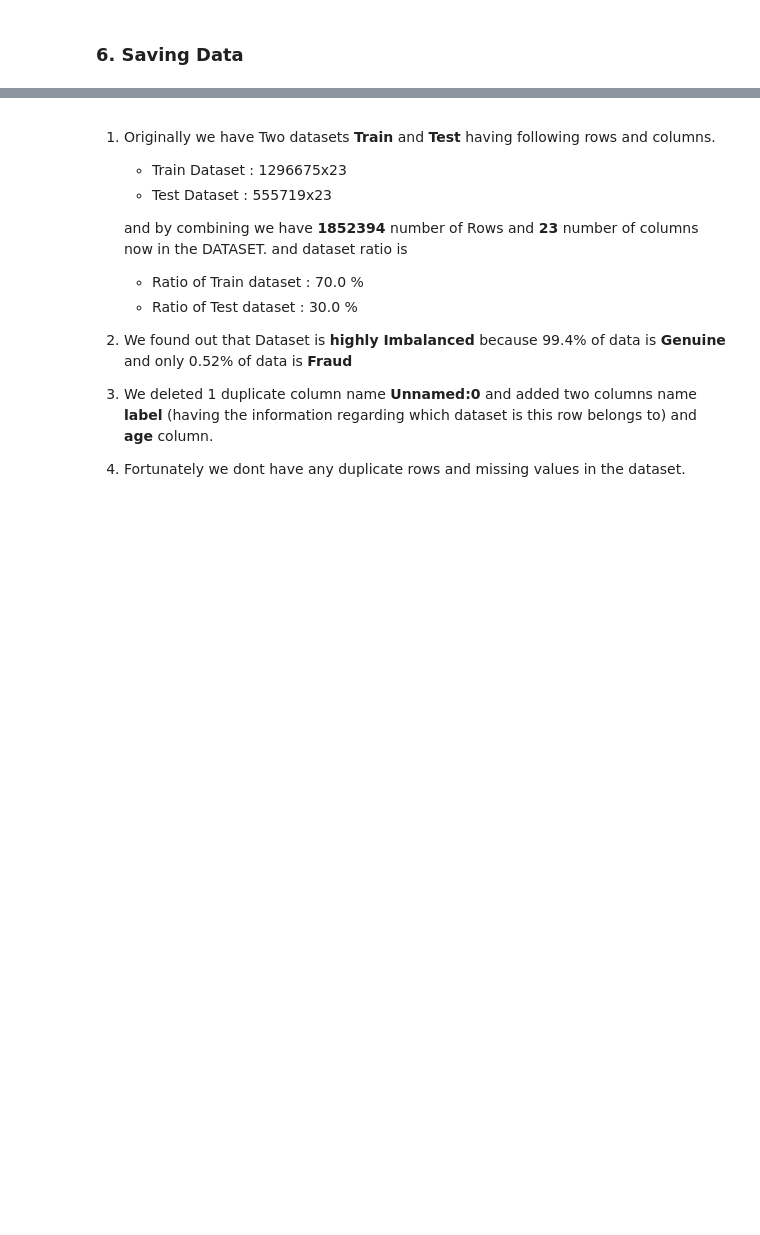
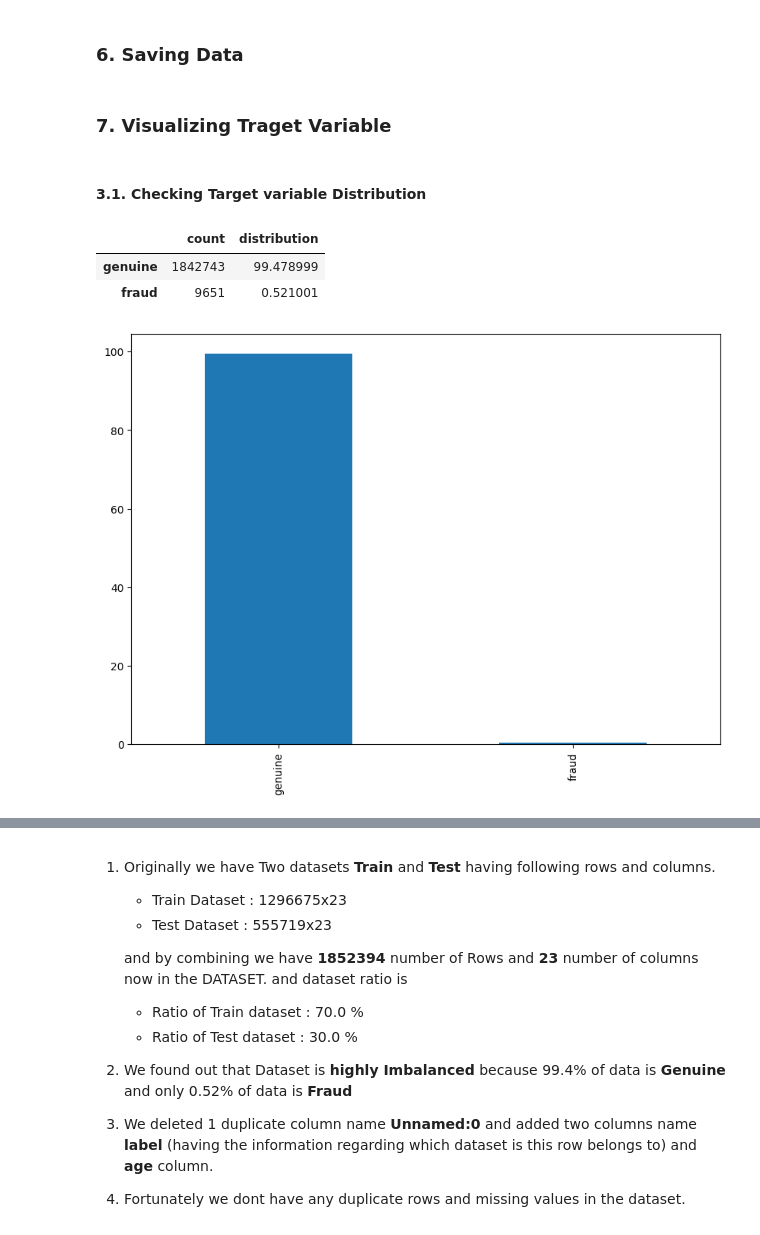
Before and after one commit to Anas436/Credit-Card-Fraud-Detection-Machine-Learning, a Jupyter notebook: src/docs/Data_Wrangling/Data_cleaning.ipynb, the cells around one changed output, grey strips where cells are left out. Saved outputs shown, nothing was run; the diff lists cells and outputs as text; code cells hidden in the pictures; blank space fills up the shorter version.

```diff
--- a/src/docs/Data_Wrangling/Data_cleaning.ipynb
+++ b/src/docs/Data_Wrangling/Data_cleaning.ipynb
@@ -251,3 +251,19 @@ dtype: int64
 # %%
 # save the data to a new csv file
 data.to_csv("/content/drive/MyDrive/Colab Notebooks/clean_data.csv")
+# %% [markdown]
+### **7. Visualizing Traget Variable**
+# %% [markdown]
+#### **3.1. Checking Target variable Distribution**
+# %%
+a = data['is_fraud'].value_counts().rename('count') # count of classes
+b = (data['is_fraud'].value_counts(normalize = True)*100).rename('distribution') # normalisation of the classes
+tem = pd.concat([a,b], axis = 1)
+tem.index = ['genuine','fraud']
+tem['distribution'].plot(kind = 'bar', figsize = [10,7]);
+tem
+# %% [output]
+|  | count | distribution |
+| genuine | 1842743 | 99.478999 |
+| fraud | 9651 | 0.521001 |
+[figure, added]
```
Also changed, not shown: parts of 33 cells of this notebook.
